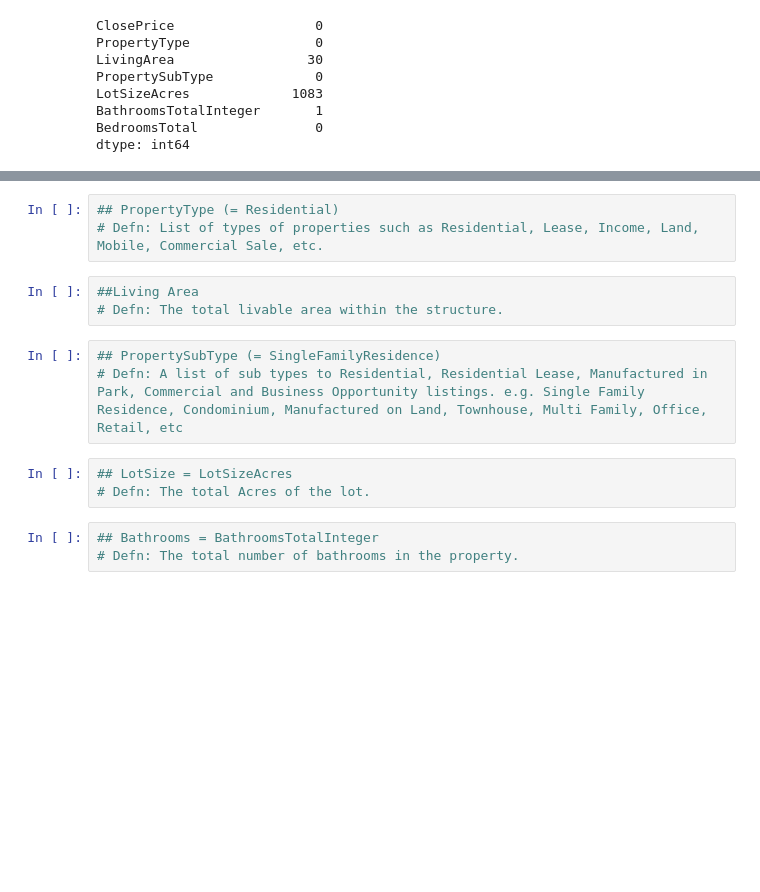
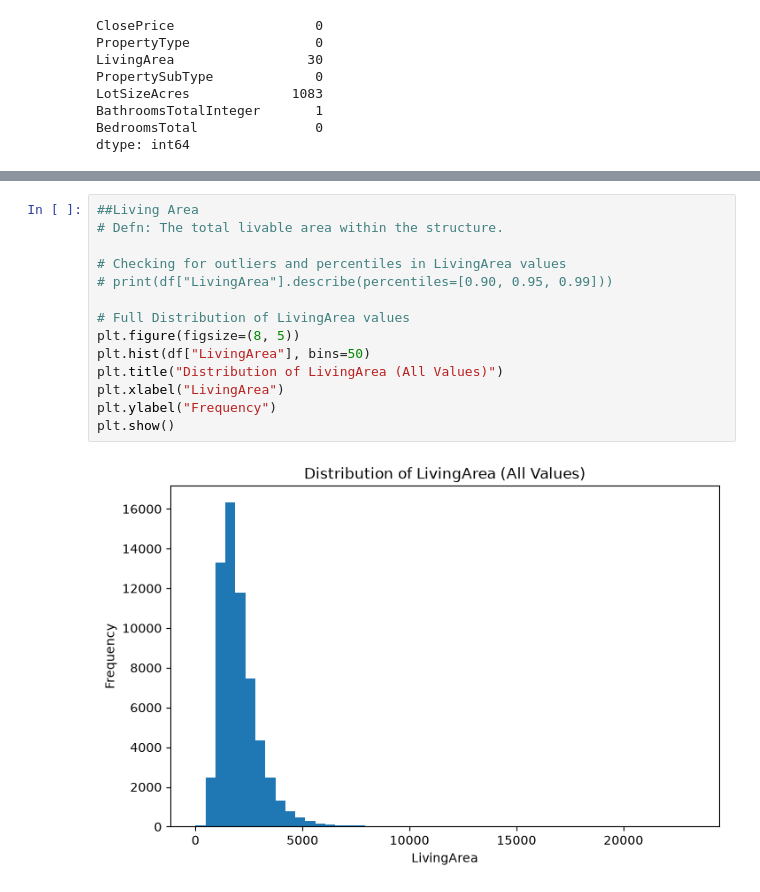
Before and after one commit to iviang/IDX-Exchange-DS-2026, a Jupyter notebook: 01_exploration.ipynb, the cells around one changed output, grey strips where cells are left out. Saved outputs shown, nothing was run; the diff lists cells and outputs as text; blank space fills up the shorter version.

```diff
--- a/01_exploration.ipynb
+++ b/01_exploration.ipynb
@@ -132,21 +130,22 @@ plt.show()
 # %% [output]
 [figure]
 [figure]
-# %%
-## PropertyType (= Residential)
-# Defn: List of types of properties such as Residential, Lease, Income, Land, Mobile, Commercial Sale, etc.
 # %%
 ##Living Area
 # Defn: The total livable area within the structure.
+
+# Checking for outliers and percentiles in LivingArea values
+# print(df["LivingArea"].describe(percentiles=[0.90, 0.95, 0.99]))
+
+# Full Distribution of LivingArea values
+plt.figure(figsize=(8, 5))
+plt.hist(df["LivingArea"], bins=50)
+plt.title("Distribution of LivingArea (All Values)")
+plt.xlabel("LivingArea")
+plt.ylabel("Frequency")
+plt.show()
+# %% [output]
+[figure, added]
-# %%
-## PropertySubType (= SingleFamilyResidence)
-# Defn: A list of sub types to Residential, Residential Lease, Manufactured in Park, Commercial and Business Opportunity listings. e.g. Single Family Residence, Condominium, Manufactured on Land, Townhouse, Multi Family, Office, Retail, etc
-# %%
-## LotSize = LotSizeAcres
-# Defn: The total Acres of the lot.
-# %%
-## Bathrooms = BathroomsTotalInteger
-# Defn: The total number of bathrooms in the property.
 # %%
 ## Bedrooms = BedroomsTotal
 # Defn: The total number of bedrooms in the property.
```
Also changed, not shown: parts of 4 cells of this notebook.
